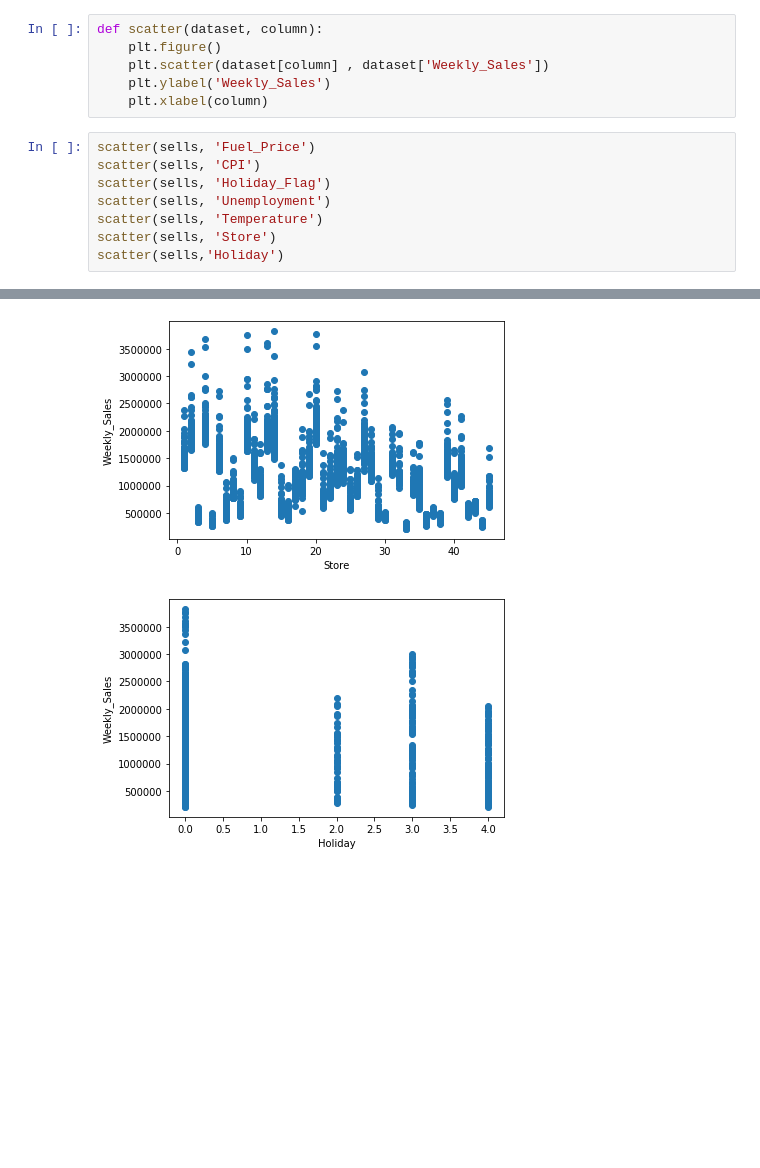
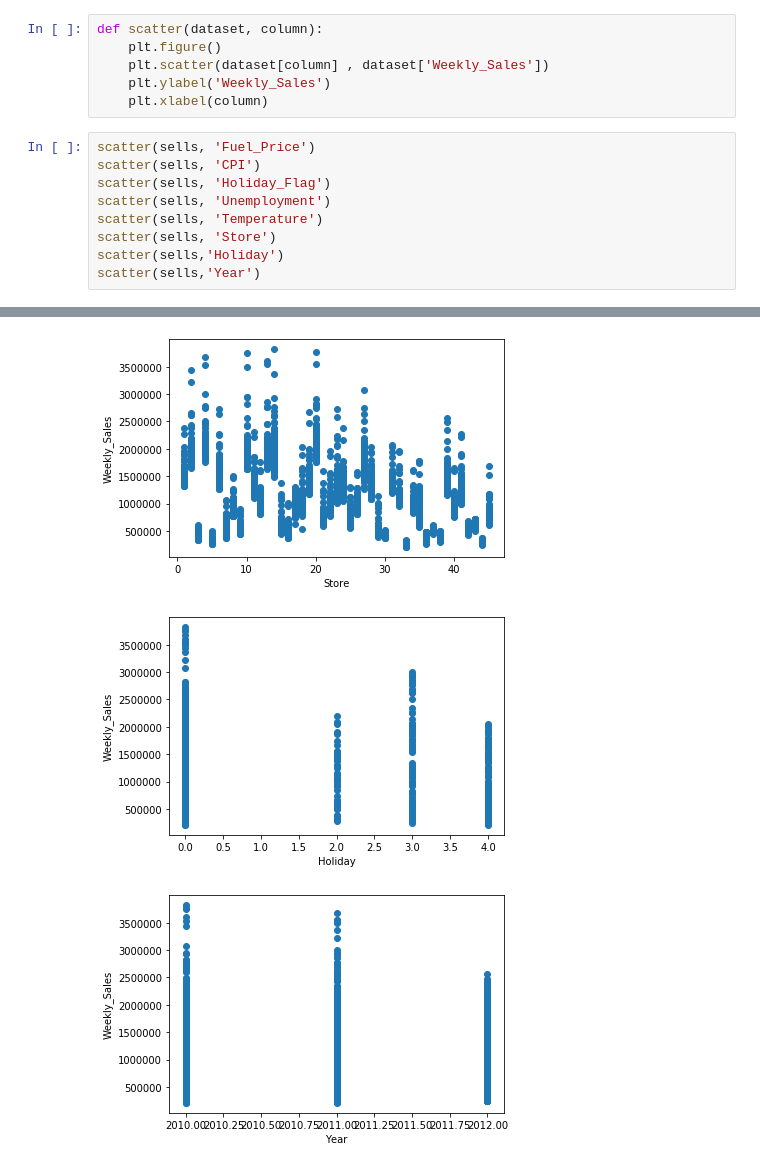
Before and after one commit to traveler0027/ai-projects, a Jupyter notebook: Regression/regression_linear_walmart.ipynb, the cells around one changed output, grey strips where cells are left out. Saved outputs shown, nothing was run; the diff lists cells and outputs as text; blank space fills up the shorter version.

```diff
--- a/Regression/regression_linear_walmart.ipynb
+++ b/Regression/regression_linear_walmart.ipynb
@@ -139,17 +134,19 @@ def scatter(dataset, column):
 # %%
 scatter(sells, 'Fuel_Price')
 scatter(sells, 'CPI')
 scatter(sells, 'Holiday_Flag')
 scatter(sells, 'Unemployment')
 scatter(sells, 'Temperature')
 scatter(sells, 'Store')
 scatter(sells,'Holiday')
+scatter(sells,'Year')
 # %% [output]
 [figure]
 [figure]
 [figure]
 [figure]
 [figure]
 [figure]
 [figure]
+[figure, added]
 # %%
```
Also changed, not shown: parts of 15 cells of this notebook.
